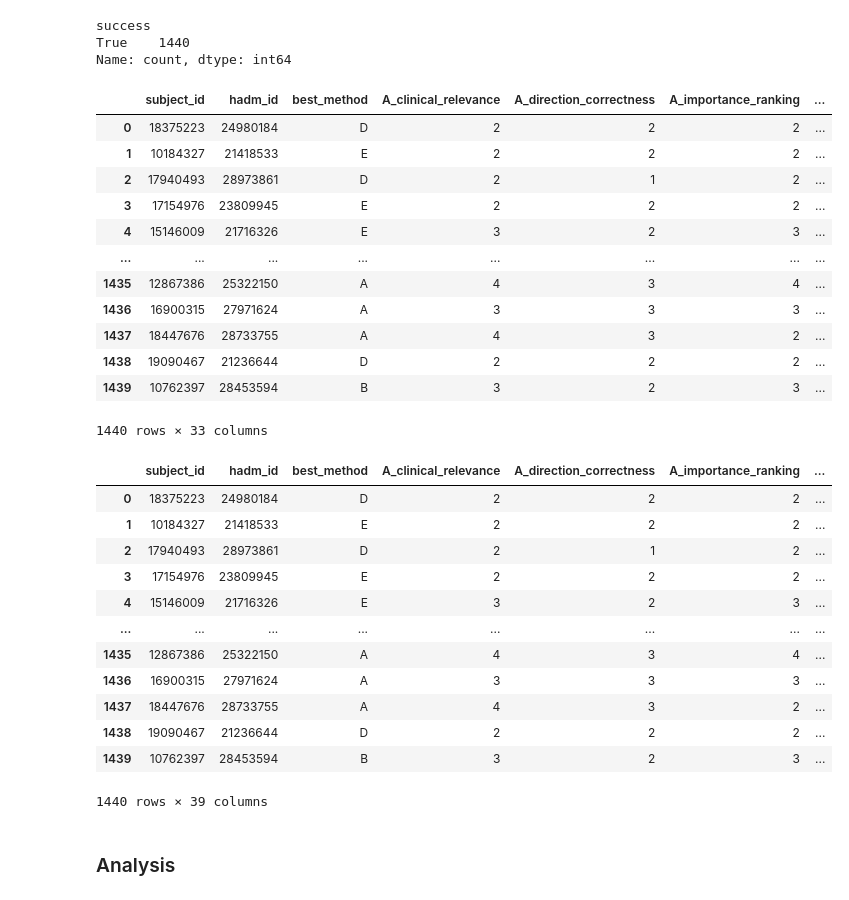
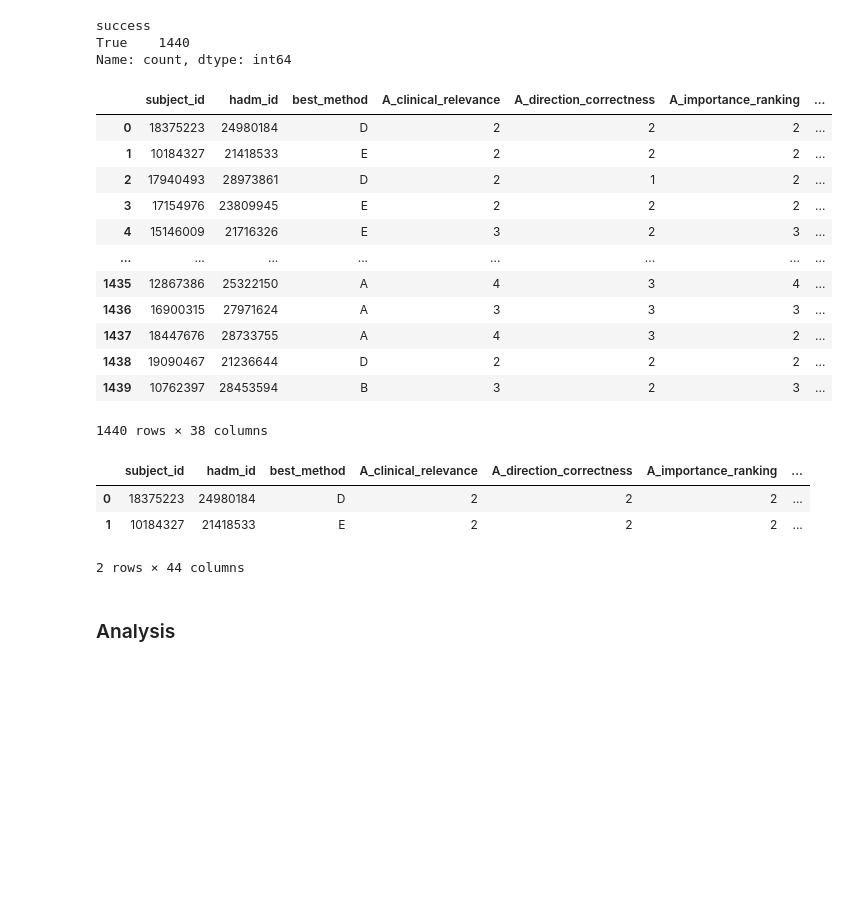
Before and after one commit to arinapetukhova/trusted_llm_risk_profiling, a Jupyter notebook: ranking_methods/ranking_check.ipynb, the cells around one changed output. Saved outputs shown, nothing was run; the diff lists cells and outputs as text; code cells hidden in the pictures; blank space fills up the shorter version.

```diff
--- a/ranking_methods/ranking_check.ipynb
+++ b/ranking_methods/ranking_check.ipynb
@@ -108,7 +108,7 @@ shap_combined['feature'] = shap_combined['feature'].apply(map_feature_name)
 # %%
 import numpy as np
 
-test_df = pd.read_parquet('test_data_with_predictions.parquet')
+test_df = pd.read_parquet('../training_ml/artifacts/test_data_with_predictions.parquet')
 hospital_df = (
     test_df
     .sort_values(["subject_id", "hadm_id", "day"])
@@ -923,7 +923,7 @@ with ThreadPoolExecutor(max_workers=8) as executor:
 import pandas as pd
 
 results = pd.read_json(
-    "judge_results_with_filtered_shap.jsonl",
+    "../judge_results_with_filtered_shap.jsonl",
     lines=True
 )
 # %%
@@ -942,13 +942,13 @@ for _, r in results.iterrows():
     row = {
         "subject_id": r["subject_id"],
         "hadm_id": r["hadm_id"],
-        "best_method": r["response_json"]["best_method"]
+        "best_method": r["response_json"]["best_method"],
     }
 
     for method in ["A", "B", "C", "D", "E"]:
         for metric, value in methods[method].items():
-            if metric != "reason":
-                row[f"{method}_{metric}"] = value
+            #if metric != "reason":
+            row[f"{method}_{metric}"] = value
 
     rows.append(row)
 
@@ -967,7 +967,7 @@ judge_df
 | 1437 | 18447676 | 28733755 | A | 4 | 3 | 2 | ... |
 | 1438 | 19090467 | 21236644 | D | 2 | 2 | 2 | ... |
 | 1439 | 10762397 | 28453594 | B | 3 | 2 | 3 | ... |
-1440 rows × 33 columns
+1440 rows × 38 columns
 # %%
 judge_df = judge_df.merge(
 
@@ -987,21 +987,12 @@ judge_df = judge_df.merge(
     how="left"
 )
 # %%
-judge_df
+judge_df.head(2)
 # %% [output]
 |  | subject_id | hadm_id | best_method | A_clinical_relevance | A_direction_correctness | A_importance_ranking | ... |
 | 0 | 18375223 | 24980184 | D | 2 | 2 | 2 | ... |
 | 1 | 10184327 | 21418533 | E | 2 | 2 | 2 | ... |
-| 2 | 17940493 | 28973861 | D | 2 | 1 | 2 | ... |
-| 3 | 17154976 | 23809945 | E | 2 | 2 | 2 | ... |
-| 4 | 15146009 | 21716326 | E | 3 | 2 | 3 | ... |
-| ... | ... | ... | ... | ... | ... | ... | ... |
-| 1435 | 12867386 | 25322150 | A | 4 | 3 | 4 | ... |
-| 1436 | 16900315 | 27971624 | A | 3 | 3 | 3 | ... |
-| 1437 | 18447676 | 28733755 | A | 4 | 3 | 2 | ... |
-| 1438 | 19090467 | 21236644 | D | 2 | 2 | 2 | ... |
-| 1439 | 10762397 | 28453594 | B | 3 | 2 | 3 | ... |
-1440 rows × 39 columns
+2 rows × 44 columns
 # %% [markdown]
 ### Analysis
 # %%
```
Also changed, not shown: parts of 7 cells of this notebook.
